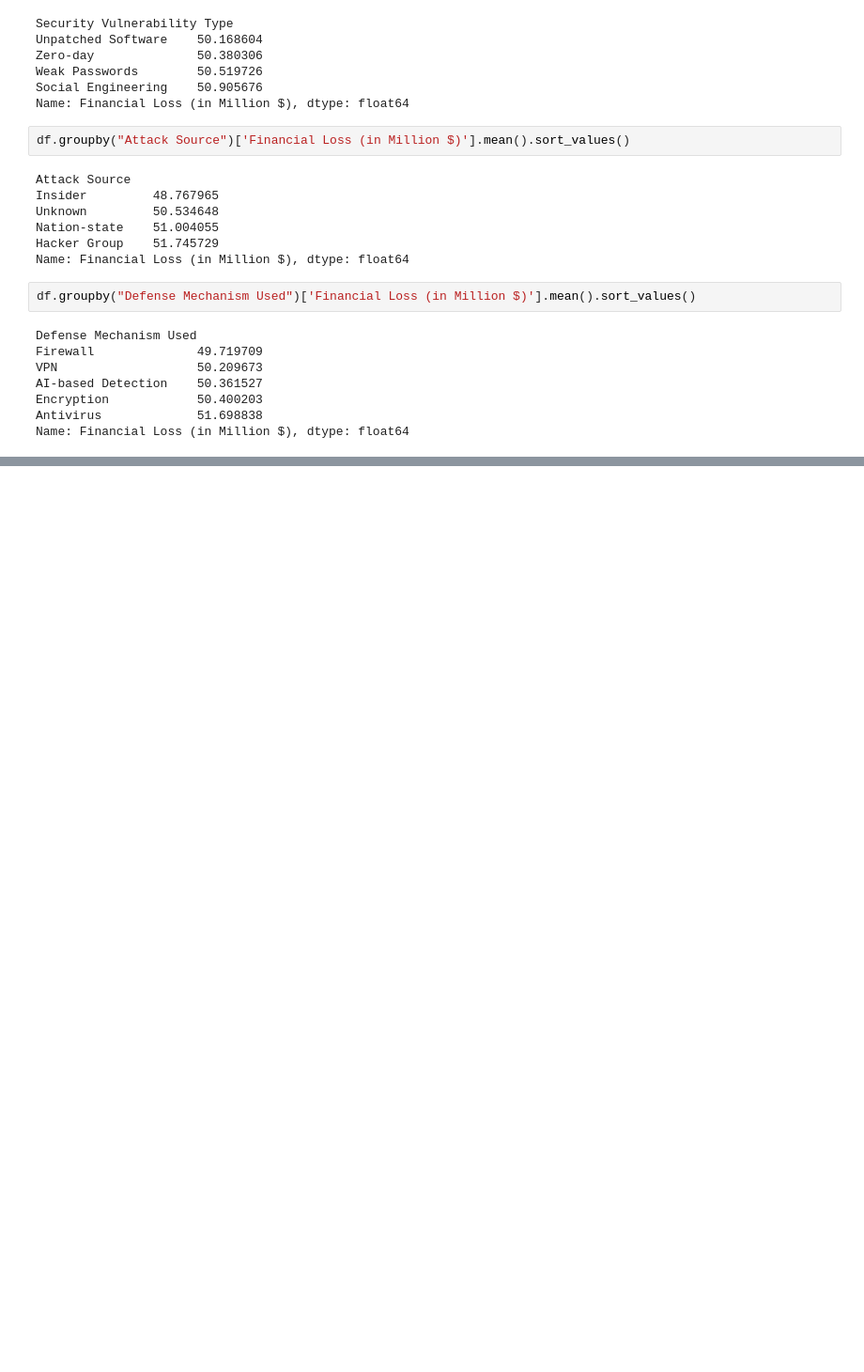
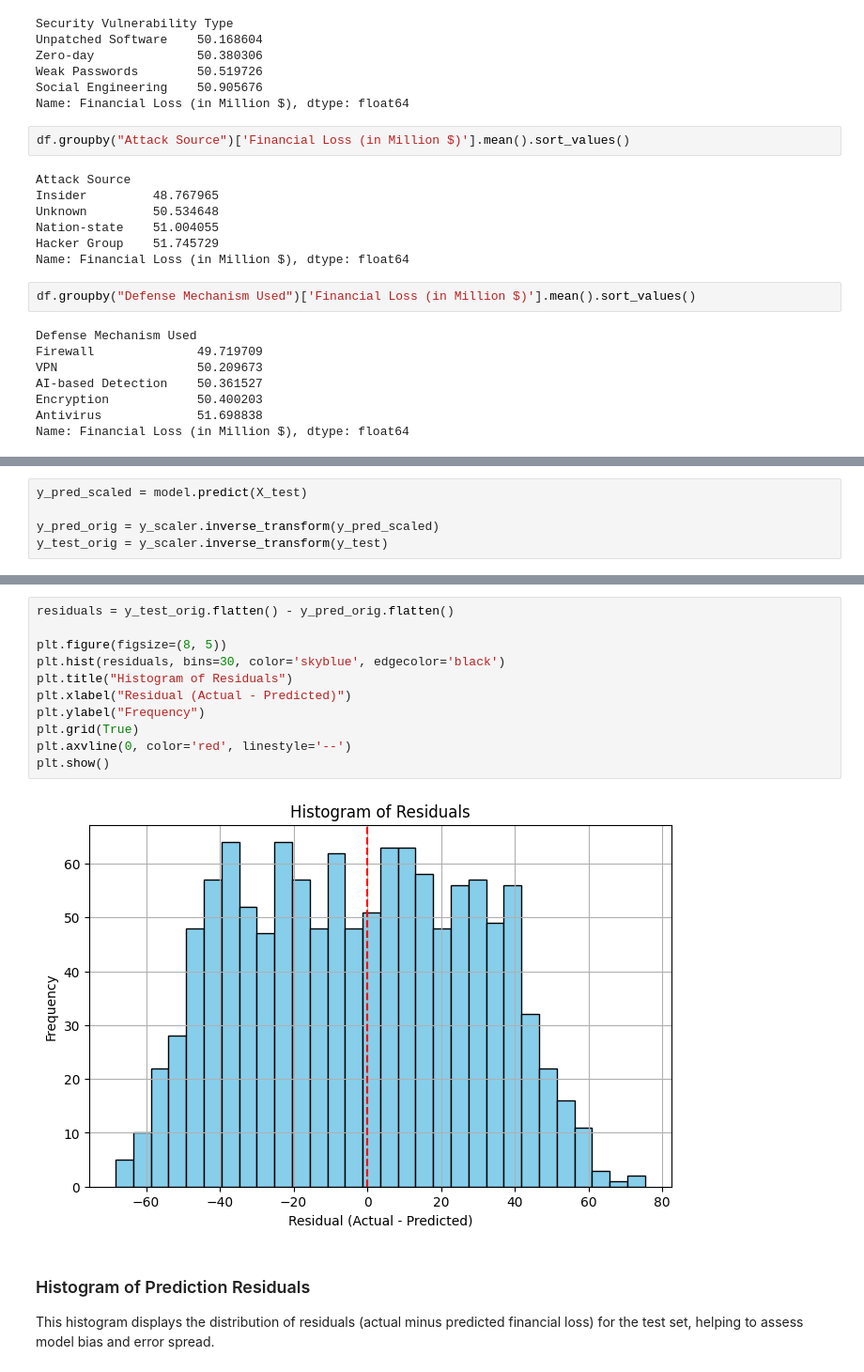
Before and after one commit to Michael-Amoako/ai4allG16D, a Jupyter notebook: notebook.ipynb, the cells around one changed output, grey strips where cells are left out. Shown at 94% size. Cells and saved outputs as stored; diff of their text form; blank space fills up the shorter version.

```diff
--- a/notebook.ipynb
+++ b/notebook.ipynb
@@ -131,0 +369,5 @@ Name: Financial Loss (in Million $), dtype: float64
+# %%
+y_pred_scaled = model.predict(X_test)
+
+y_pred_orig = y_scaler.inverse_transform(y_pred_scaled)
+y_test_orig = y_scaler.inverse_transform(y_test)
@@ -131,0 +386,16 @@ Name: Financial Loss (in Million $), dtype: float64
+# %%
+residuals = y_test_orig.flatten() - y_pred_orig.flatten()
+
+plt.figure(figsize=(8, 5))
+plt.hist(residuals, bins=30, color='skyblue', edgecolor='black')
+plt.title("Histogram of Residuals")
+plt.xlabel("Residual (Actual - Predicted)")
+plt.ylabel("Frequency")
+plt.grid(True)
+plt.axvline(0, color='red', linestyle='--')
+plt.show()
+# %% [output]
+[figure, added]
+# %% [markdown]
+### Histogram of Prediction Residuals
+This histogram displays the distribution of residuals (actual minus predicted financial loss) for the test set, helping to assess model bias and error spread.
```
Also changed, not shown: parts of 25 cells of this notebook.
